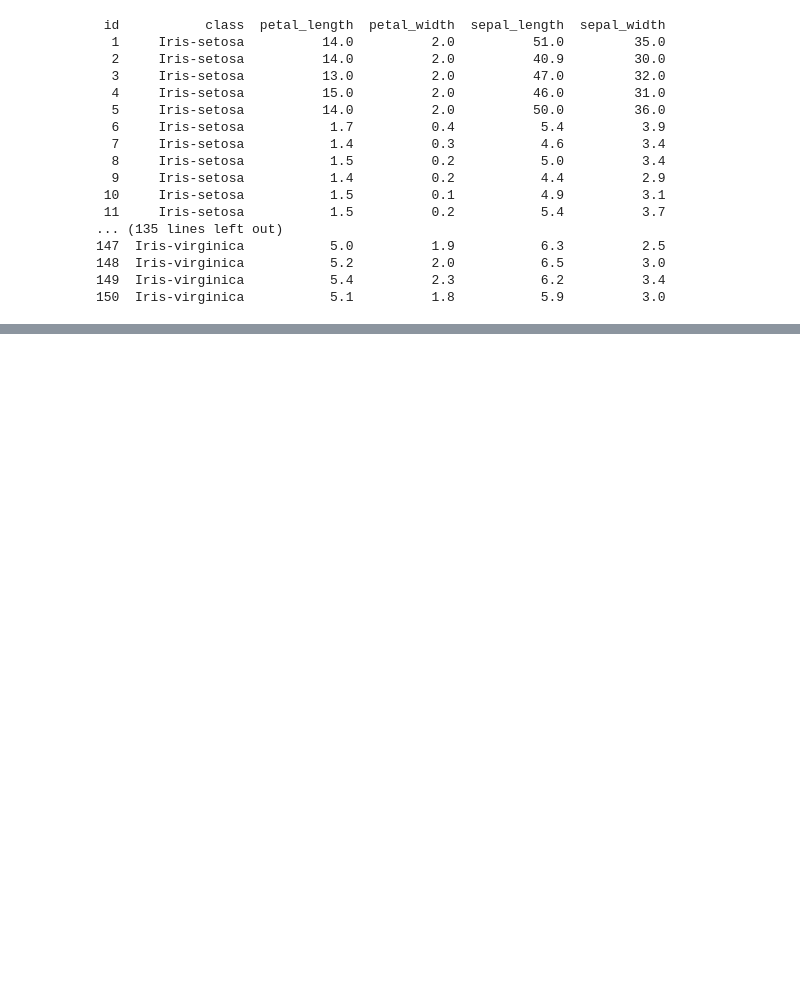
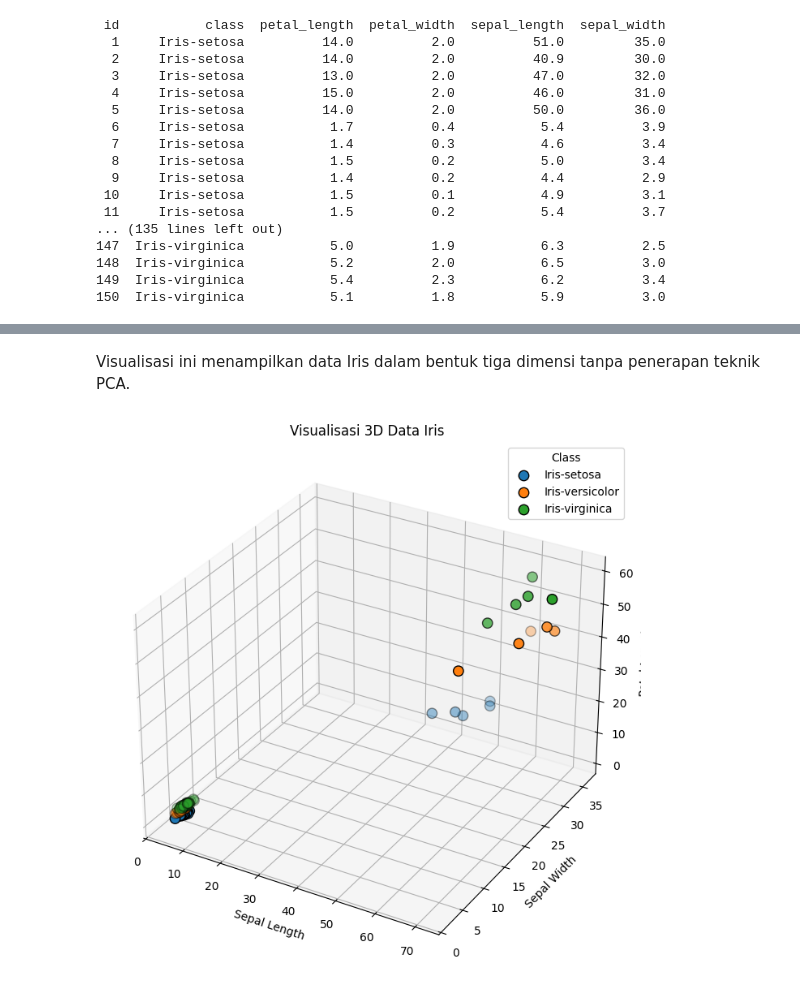
Before and after one commit to bilqizarahma/PENDATA, a Jupyter notebook: _sources/K_Means.ipynb, the cells around one changed output, grey strips where cells are left out. Drawn from its saved outputs; the diff is of its cells as text; code cells hidden in the pictures; blank space fills up the shorter version.

```diff
--- a/_sources/K_Means.ipynb
+++ b/_sources/K_Means.ipynb
@@ -461,0 +239,29 @@ Silhouette Score untuk 4 klaster: 0.904
+# %% [markdown]
+Visualisasi ini menampilkan data Iris dalam bentuk tiga dimensi tanpa penerapan teknik PCA.
+# %%
+df_merged['class'] = df_merged['class'].astype('category')
+
+# Plot 3D scatter plot
+fig = plt.figure(figsize=(10, 7))
+ax = fig.add_subplot(111, projection='3d')
+
+for label in df_merged['class'].cat.categories:
+    subset = df_merged[df_merged['class'] == label]
+    ax.scatter(
+        subset['sepal_length'],
+        subset['sepal_width'],
+        subset['petal_length'],
+        label=label,
+        s=80,
+        edgecolors='k'
+    )
+
+ax.set_title("Visualisasi 3D Data Iris")
+ax.set_xlabel("Sepal Length")
+ax.set_ylabel("Sepal Width")
+ax.set_zlabel("Petal Length")
+ax.legend(title='Class')
+plt.tight_layout()
+plt.show()
+# %% [output]
+[figure, added]
```
Also changed, not shown: parts of 48 cells of this notebook, 12 other files.
